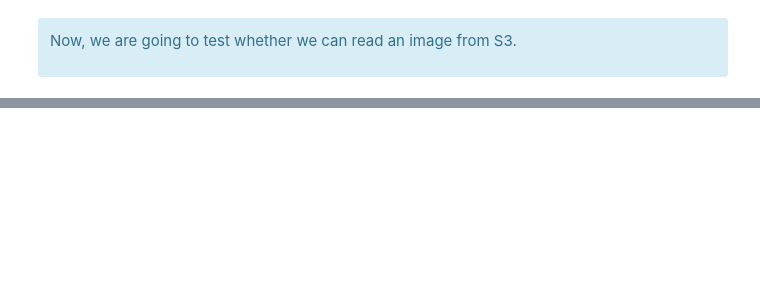
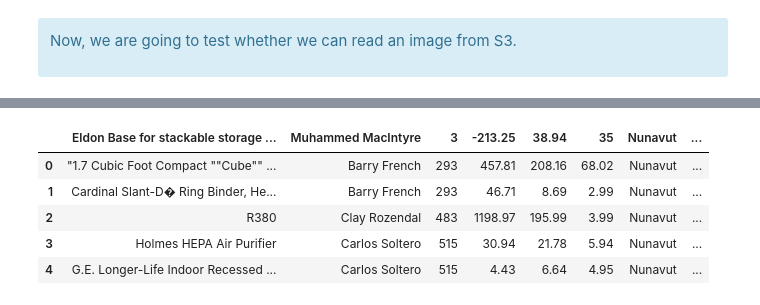
Before and after one commit to samirhinojosa/OC-P8-deploy-a-model-in-the-cloud, a Jupyter notebook: PoC_notebook.ipynb, the cells around one changed output, grey strips where cells are left out. Drawn from its saved outputs; the diff is of its cells as text; code cells hidden in the pictures; blank space fills up the shorter version.

```diff
--- a/PoC_notebook.ipynb
+++ b/PoC_notebook.ipynb
@@ -60,0 +81,13 @@ test_img
+# %%
+session = botocore.session.get_session()
+credentials = session.get_credentials()
+# %%
+spark = (
+    SparkSession
+    .builder
+    .config(conf=conf) \
+    .config("fs.s3a.access.key", credentials.access_key)
+    .config("fs.s3a.secret.key", credentials.secret_key)
+    .appName("P8-FRUITS")
+    .getOrCreate()
+)
@@ -60,0 +98,14 @@ test_img
+# %%
+data_location = "s3a://{}/{}".format(BUCKET, DUMMY_FILE)
+# %%
+df_dummy = spark.read.csv(data_location, header="True", inferSchema=True)
+df_dummy = df_dummy.drop("1")
+# %%
+df_dummy.limit(5).toPandas()
+# %% [output]
+|  | Eldon Base for stackable storage ... | Muhammed MacIntyre | 3 | -213.25 | 38.94 | 35 | Nunavut | ... |
+| 0 | "1.7 Cubic Foot Compact ""Cube"" ... | Barry French | 293 | 457.81 | 208.16 | 68.02 | Nunavut | ... |
+| 1 | Cardinal Slant-D� Ring Binder, He... | Barry French | 293 | 46.71 | 8.69 | 2.99 | Nunavut | ... |
+| 2 | R380 | Clay Rozendal | 483 | 1198.97 | 195.99 | 3.99 | Nunavut | ... |
+| 3 | Holmes HEPA Air Purifier | Carlos Soltero | 515 | 30.94 | 21.78 | 5.94 | Nunavut | ... |
+| 4 | G.E. Longer-Life Indoor Recessed ... | Carlos Soltero | 515 | 4.43 | 6.64 | 4.95 | Nunavut | ... |
```
Also changed, not shown: parts of 22 cells of this notebook, 1 other file.
